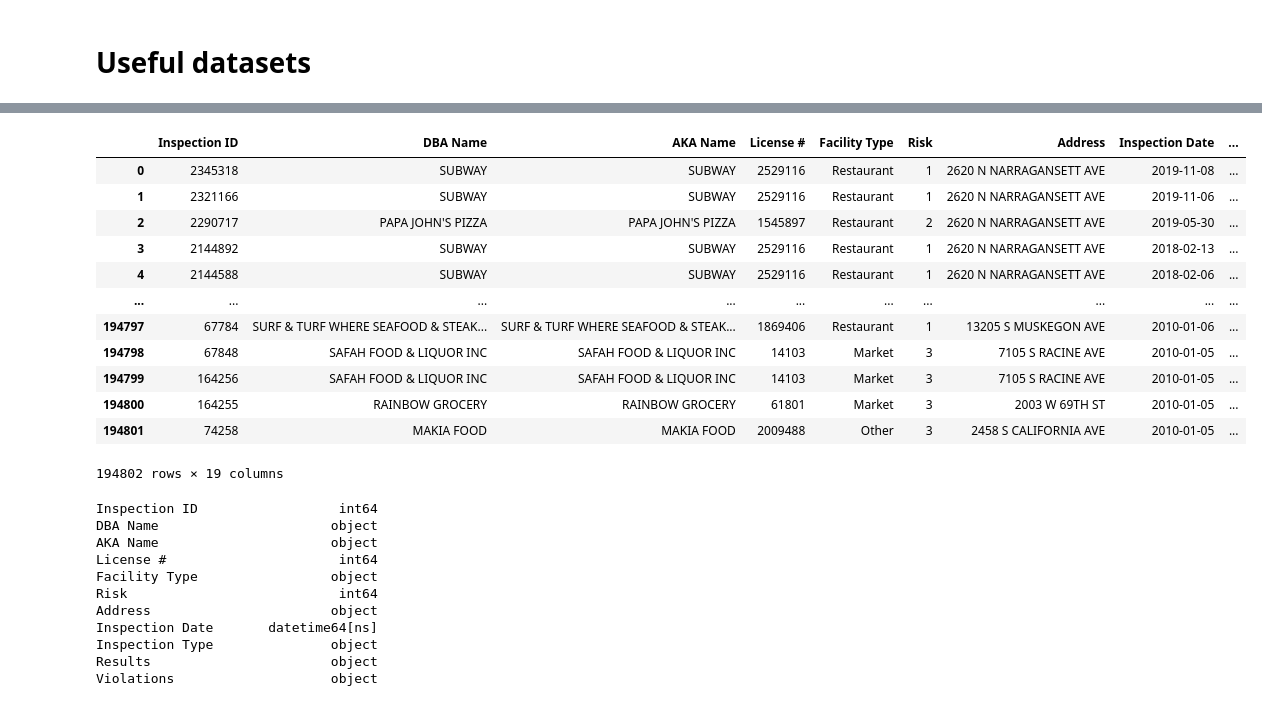
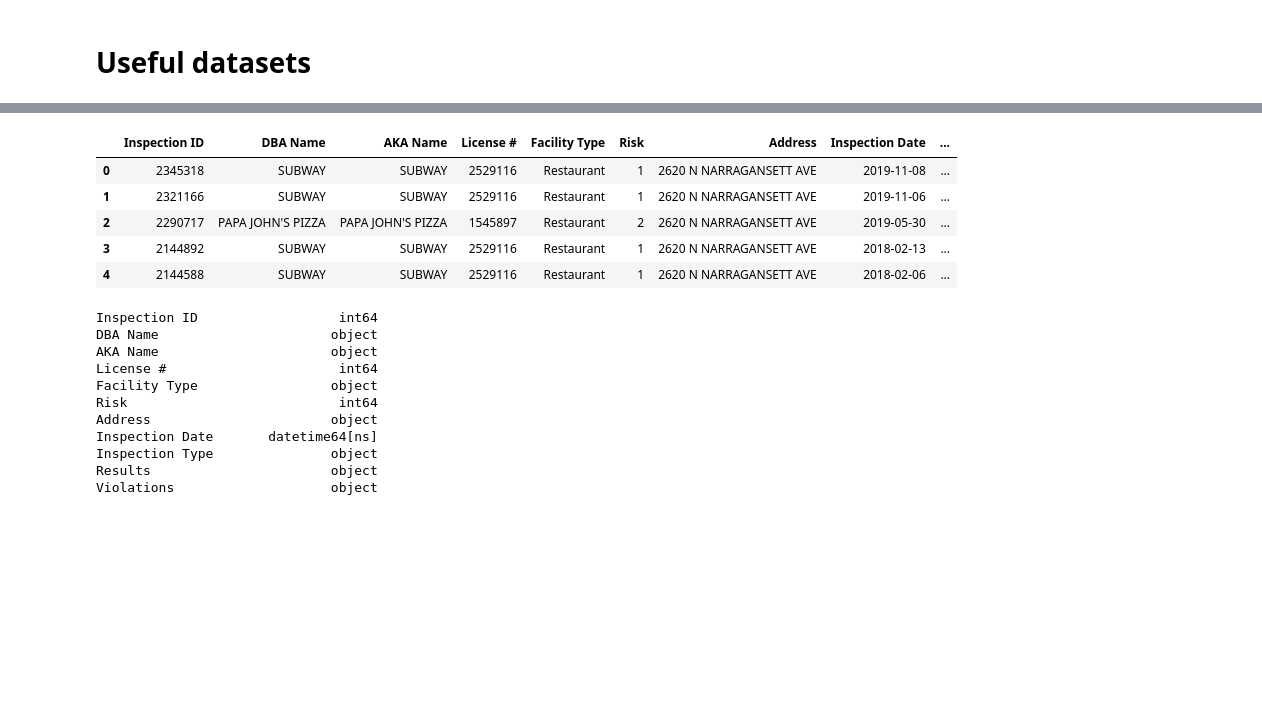
Before and after one commit to aaag97/ada-2019-project-databusters, a Jupyter notebook: maps_visualization.ipynb, the cells around one changed output, grey strips where cells are left out. Drawn from its saved outputs; the diff is of its cells as text; code cells hidden in the pictures; blank space fills up the shorter version.

```diff
--- a/maps_visualization.ipynb
+++ b/maps_visualization.ipynb
@@ -118,19 +66,12 @@ boundaries_community_areas
 # %%
-inspections
+inspections.head()
 # %% [output]
 |  | Inspection ID | DBA Name | AKA Name | License # | Facility Type | Risk | Address | Inspection Date | ... |
 | 0 | 2345318 | SUBWAY | SUBWAY | 2529116 | Restaurant | 1 | 2620 N NARRAGANSETT AVE | 2019-11-08 | ... |
 | 1 | 2321166 | SUBWAY | SUBWAY | 2529116 | Restaurant | 1 | 2620 N NARRAGANSETT AVE | 2019-11-06 | ... |
 | 2 | 2290717 | PAPA JOHN'S PIZZA | PAPA JOHN'S PIZZA | 1545897 | Restaurant | 2 | 2620 N NARRAGANSETT AVE | 2019-05-30 | ... |
 | 3 | 2144892 | SUBWAY | SUBWAY | 2529116 | Restaurant | 1 | 2620 N NARRAGANSETT AVE | 2018-02-13 | ... |
 | 4 | 2144588 | SUBWAY | SUBWAY | 2529116 | Restaurant | 1 | 2620 N NARRAGANSETT AVE | 2018-02-06 | ... |
-| ... | ... | ... | ... | ... | ... | ... | ... | ... | ... |
-| 194797 | 67784 | SURF & TURF WHERE SEAFOOD & STEAK... | SURF & TURF WHERE SEAFOOD & STEAK... | 1869406 | Restaurant | 1 | 13205 S MUSKEGON AVE | 2010-01-06 | ... |
-| 194798 | 67848 | SAFAH FOOD & LIQUOR INC | SAFAH FOOD & LIQUOR INC | 14103 | Market | 3 | 7105 S RACINE AVE | 2010-01-05 | ... |
-| 194799 | 164256 | SAFAH FOOD & LIQUOR INC | SAFAH FOOD & LIQUOR INC | 14103 | Market | 3 | 7105 S RACINE AVE | 2010-01-05 | ... |
-| 194800 | 164255 | RAINBOW GROCERY | RAINBOW GROCERY | 61801 | Market | 3 | 2003 W 69TH ST | 2010-01-05 | ... |
-| 194801 | 74258 | MAKIA FOOD | MAKIA FOOD | 2009488 | Other | 3 | 2458 S CALIFORNIA AVE | 2010-01-05 | ... |
-194802 rows × 19 columns
 # %%
 inspections.loc[:,('Inspection Date')]=inspections.loc[:,('Inspection Date')].apply(pd.to_datetime)
 # %%
```
Also changed, not shown: parts of 16 cells of this notebook, 5 other files.
